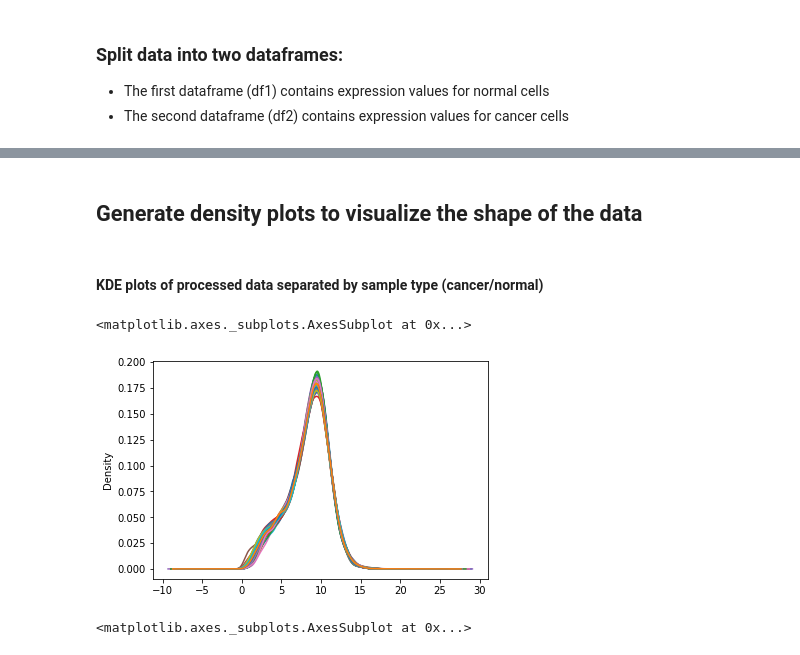
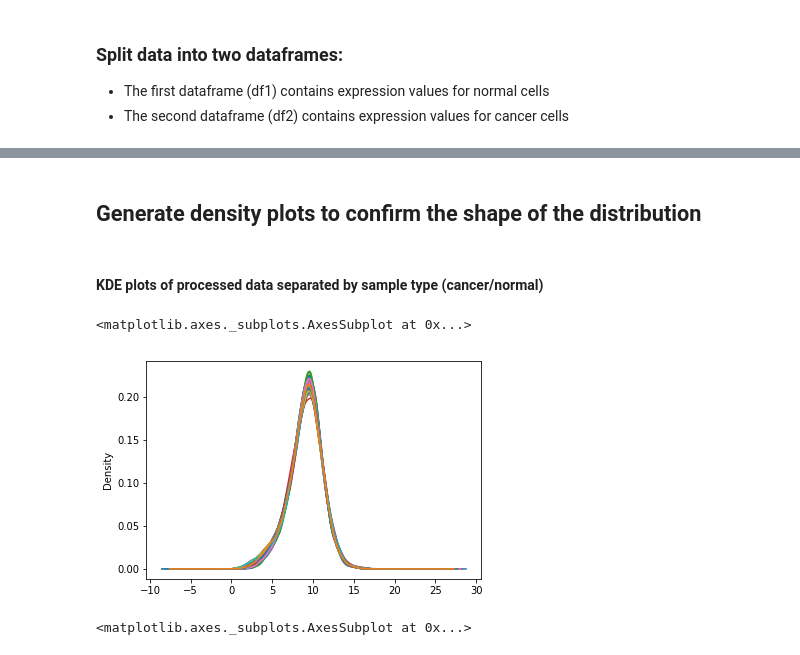
Before and after one commit to francismjenkins/Capstone_project, a Jupyter notebook: Capstone_Project.ipynb, the cells around one changed output, grey strips where cells are left out. Saved outputs shown, nothing was run; the diff lists cells and outputs as text; code cells hidden in the pictures.

```diff
--- a/Capstone_Project.ipynb
+++ b/Capstone_Project.ipynb
@@ -53,0 +84,4 @@ data.head() # print head to verify proper formatting
+# %%
+df_replace = data.replace(0.0000, np.nan)
+df_dropped = df_replace.dropna(axis=0, how='any')
+df_dropped.shape
@@ -56,7 +92,7 @@ data.head() # print head to verify proper formatting
 * The first dataframe (df1) contains expression values for normal cells
 * The second dataframe (df2) contains expression values for cancer cells
 # %%
-df1 = data.filter(regex = 'sample|11$', axis =1)
+df1 = df_dropped.filter(regex = 'sample|11$', axis =1)
 # Creating new dataframe with only columns containing expression values for normal cells
 # %%
 df1.shape
@@ -135,10 +130,10 @@ df2_set.head()
 # %% [markdown]
-## Generate density plots to visualize the shape of the data
+## Generate density plots to confirm the shape of the distribution
 # %% [markdown]
 #### KDE plots of processed data separated by sample type (cancer/normal)
 # %%
-df1_set.plot(kind='kde', legend=False) # normal cells
+df1.plot(kind='kde', legend=False) # normal cells
 # %% [output]
 <matplotlib.axes._subplots.AxesSubplot at 0x...>
-[figure, old version]
+[figure, new version]
 # %%
```
Also changed, not shown: parts of 36 cells of this notebook.
